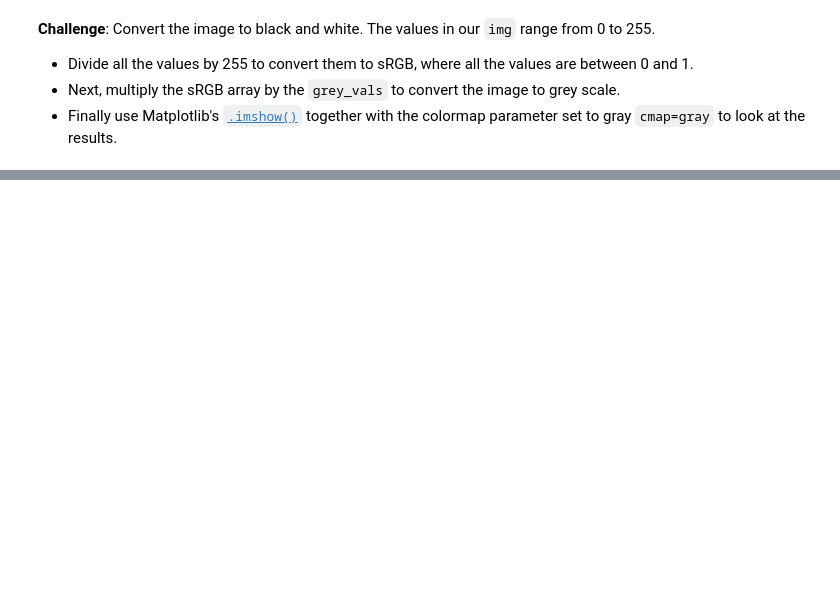
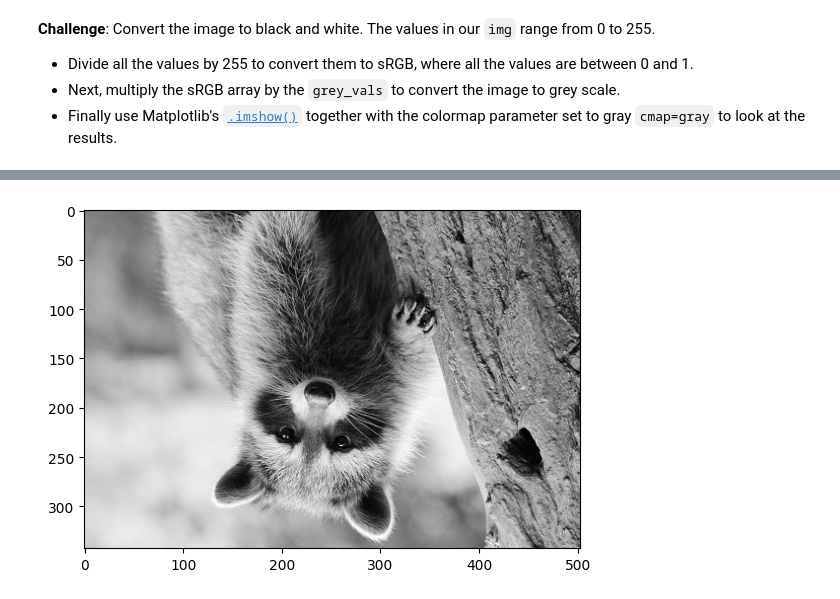
Before and after one commit to build-by-dhruv/advance_computation_with_numpy, a Jupyter notebook: Computation_with_NumPy_and_N_Dimensional_Arrays_(start).ipynb, the cells around one changed output, grey strips where cells are left out. Cells and saved outputs as stored; diff of their text form; code cells hidden in the pictures; blank space fills up the shorter version.

```diff
--- a/Computation_with_NumPy_and_N_Dimensional_Arrays_(start).ipynb
+++ b/Computation_with_NumPy_and_N_Dimensional_Arrays_(start).ipynb
@@ -177,0 +324,9 @@ grey_vals = np.array([0.2126, 0.7152, 0.0722])
+# %%
+# Flip the grayscale image upside down
+flipped_img = np.flipud(gray_img)
+
+# Display the flipped grayscale image
+plt.imshow(flipped_img, cmap='gray')
+plt.show()
+# %% [output]
+[figure, added]
```
Also changed, not shown: parts of 31 cells of this notebook, 1 other file.
